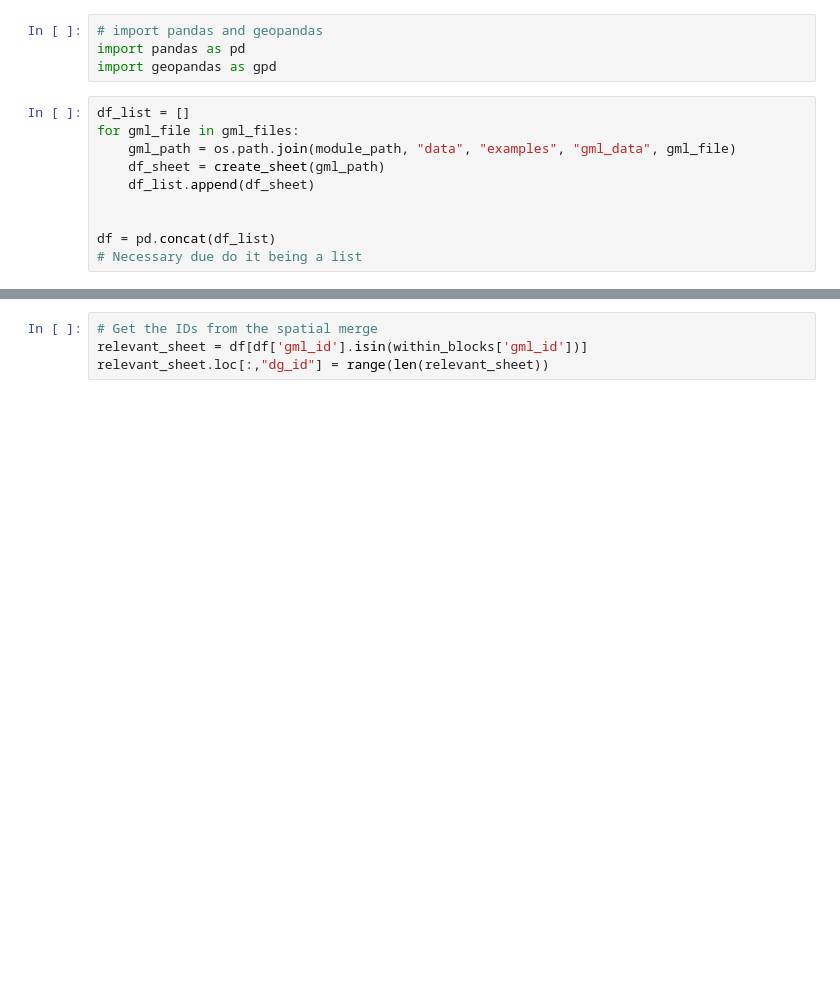
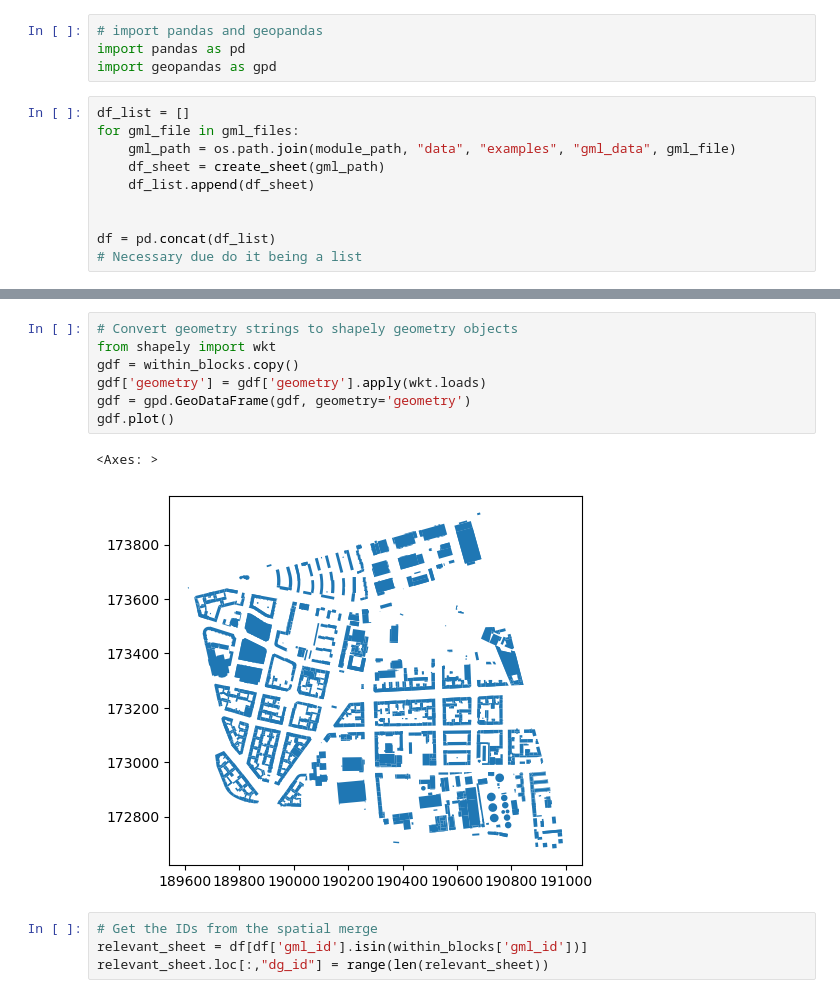
Before and after one commit to TUB-DVG/TECDEM, a Jupyter notebook: experiments/94_createMierendoffExampel.ipynb, the cells around one changed output, grey strips where cells are left out. Cells and saved outputs as stored; diff of their text form; blank space fills up the shorter version.

```diff
--- a/experiments/94_createMierendoffExampel.ipynb
+++ b/experiments/94_createMierendoffExampel.ipynb
@@ -53,6 +53,16 @@ within_blocks.head()
 | 2 | POLYGON ((190209.72002693682 1731... | [[385014.416, 5820817.572, 32.036... | DEBE3D04YY50000QXO | DEBE3DPcFE8lkbYV | 28 | 20050 | 4 | Charlottenburg-Wilmersdorf | 4300518 | ... |
 | 3 | POLYGON ((190229.7310809504 17319... | [[385034.496, 5820817.93, 32.036]... | DEBE3D04YY50000QXO | DEBE3DpnBYcjfpwT | 28 | 20050 | 4 | Charlottenburg-Wilmersdorf | 4300518 | ... |
 | 4 | POLYGON ((190219.01940630068 1732... | [[385024.595, 5820831.474, 32.036... | DEBE3D04YY50000QXO | DEBE3DwERcC6Wilv | 28 | 20050 | 4 | Charlottenburg-Wilmersdorf | 4300518 | ... |
+# %%
+# Convert geometry strings to shapely geometry objects
+from shapely import wkt
+gdf = within_blocks.copy()
+gdf['geometry'] = gdf['geometry'].apply(wkt.loads)
+gdf = gpd.GeoDataFrame(gdf, geometry='geometry')
+gdf.plot()
+# %% [output]
+<Axes: >
+[figure, added]
 # %%
 # Get the IDs from the spatial merge
 relevant_sheet = df[df['gml_id'].isin(within_blocks['gml_id'])]
```
Also changed, not shown: parts of 1 cell of this notebook.
